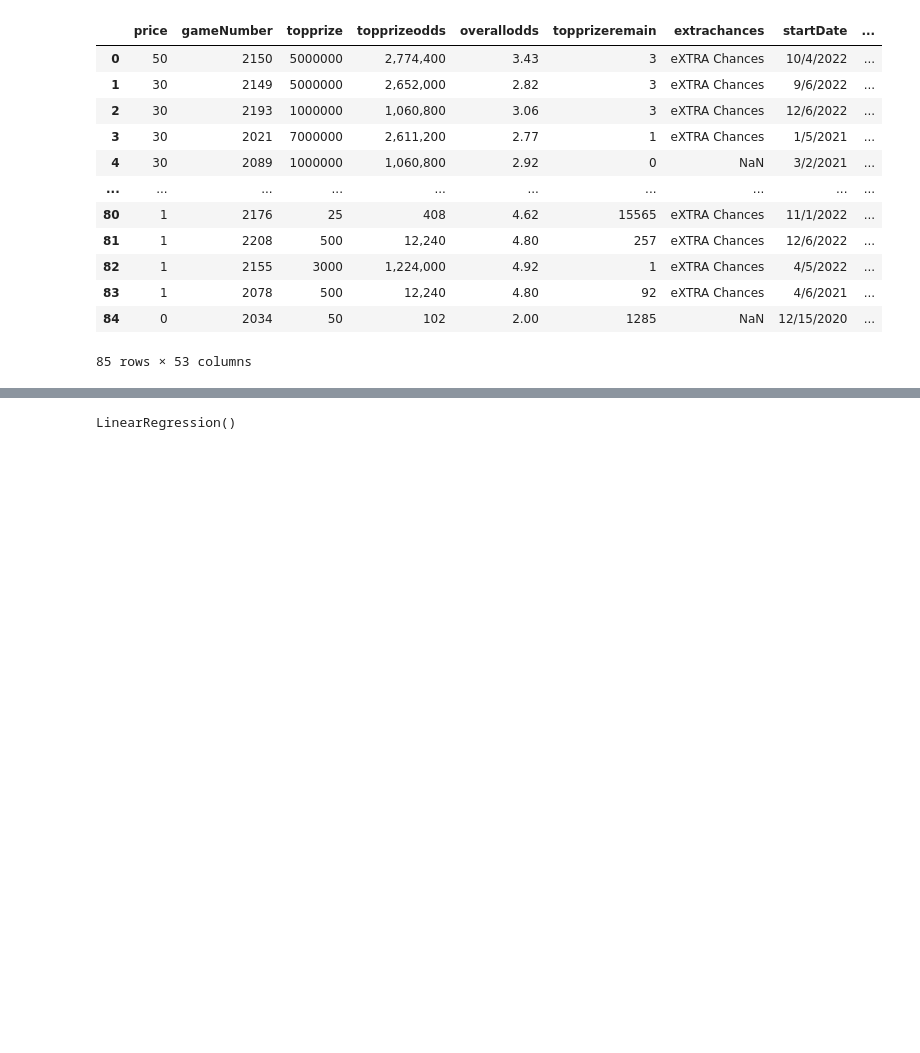
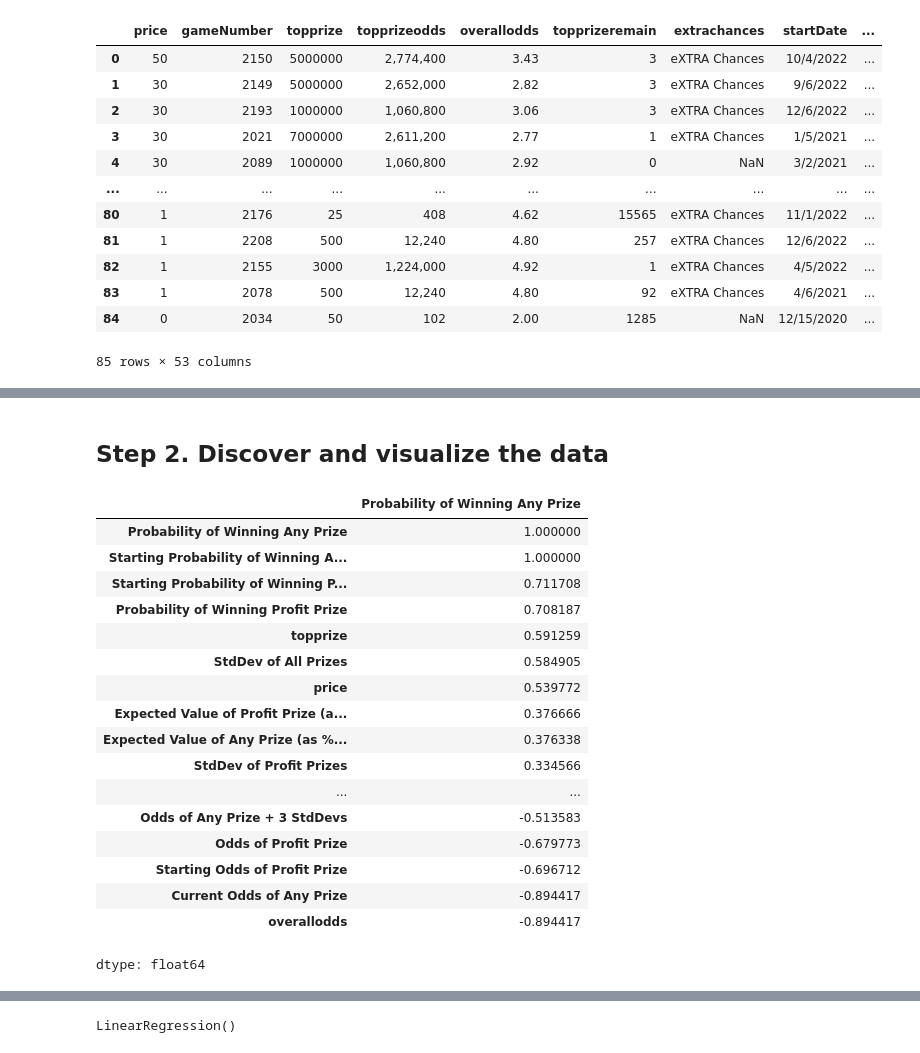
Before and after one commit to bdoniger/Mitigating-Risks-for-the-Virginia-Lottery, a Jupyter notebook: main.ipynb, the cells around one changed output, grey strips where cells are left out. Cells and saved outputs as stored; diff of their text form; code cells hidden in the pictures; blank space fills up the shorter version.

```diff
--- a/main.ipynb
+++ b/main.ipynb
@@ -145,0 +117,24 @@ merged_va
+# %% [markdown]
+## Step 2. Discover and visualize the data
+# %%
+corr_matrix = merged_va.corr(numeric_only=True)
+corr_matrix["Probability of Winning Any Prize"].sort_values(ascending=False)
+# %% [output]
+|  | Probability of Winning Any Prize |
+| Probability of Winning Any Prize | 1.000000 |
+| Starting Probability of Winning A... | 1.000000 |
+| Starting Probability of Winning P... | 0.711708 |
+| Probability of Winning Profit Prize | 0.708187 |
+| topprize | 0.591259 |
+| StdDev of All Prizes | 0.584905 |
+| price | 0.539772 |
+| Expected Value of Profit Prize (a... | 0.376666 |
+| Expected Value of Any Prize (as %... | 0.376338 |
+| StdDev of Profit Prizes | 0.334566 |
+| ... | ... |
+| Odds of Any Prize + 3 StdDevs | -0.513583 |
+| Odds of Profit Prize | -0.679773 |
+| Starting Odds of Profit Prize | -0.696712 |
+| Current Odds of Any Prize | -0.894417 |
+| overallodds | -0.894417 |
+dtype: float64
```
Also changed, not shown: parts of 19 cells of this notebook.
